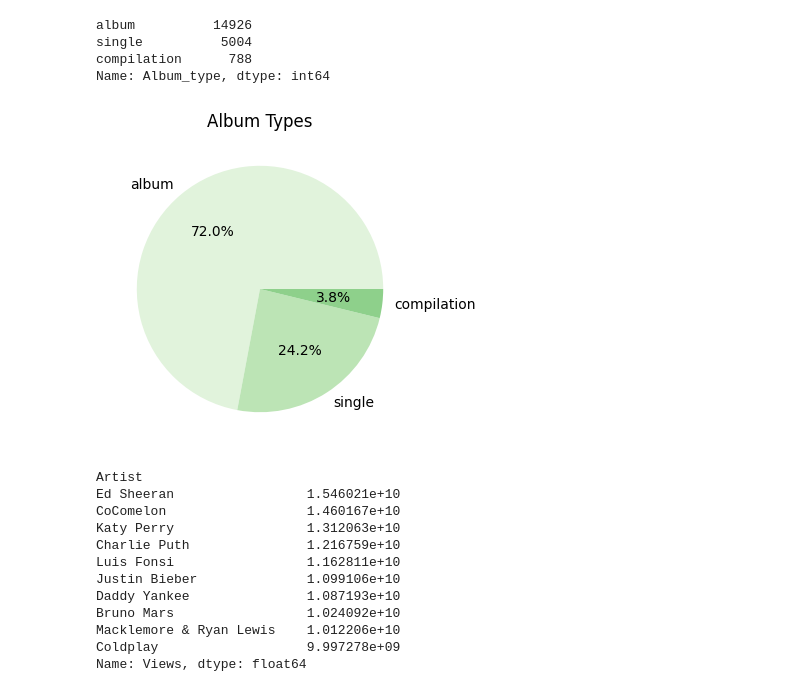
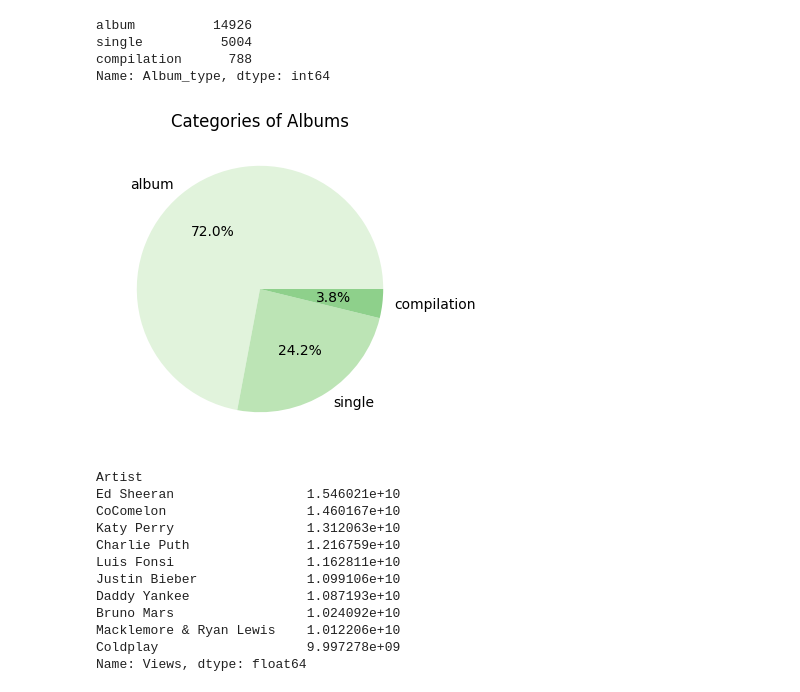
Before and after one commit to jeevithavijaykumar/Exploratory_data_analysis_using_pandas, a Jupyter notebook: Youtube_Spotify.ipynb, the cells around one changed output. Cells and saved outputs as stored; diff of their text form; code cells hidden in the pictures.

```diff
--- a/Youtube_Spotify.ipynb
+++ b/Youtube_Spotify.ipynb
@@ -52,16 +52,16 @@ single          5004
 compilation      788
 Name: Album_type, dtype: int64
 # %%
-#Album Types
+#Categories of Albums
 plt.figure(figsize=(4,4))
 x= albumtype.index
 y=albumtype.values
 plt.pie(y, labels=x, colors = sns.color_palette('Greens'), autopct='%1.1f%%')
-plt.title('Album Types')
+plt.title('Categories of Albums')
 plt.legend
 plt.show()
 # %% [output]
-[figure, old version]
+[figure, new version]
 # %%
 #Top Ten Most Viewed Artists on YouTube
 ytartistsdf = df.groupby(['Artist'])['Views'].sum().sort_values(ascending=False).head(10)
```
Also changed, not shown: parts of 5 cells of this notebook.
